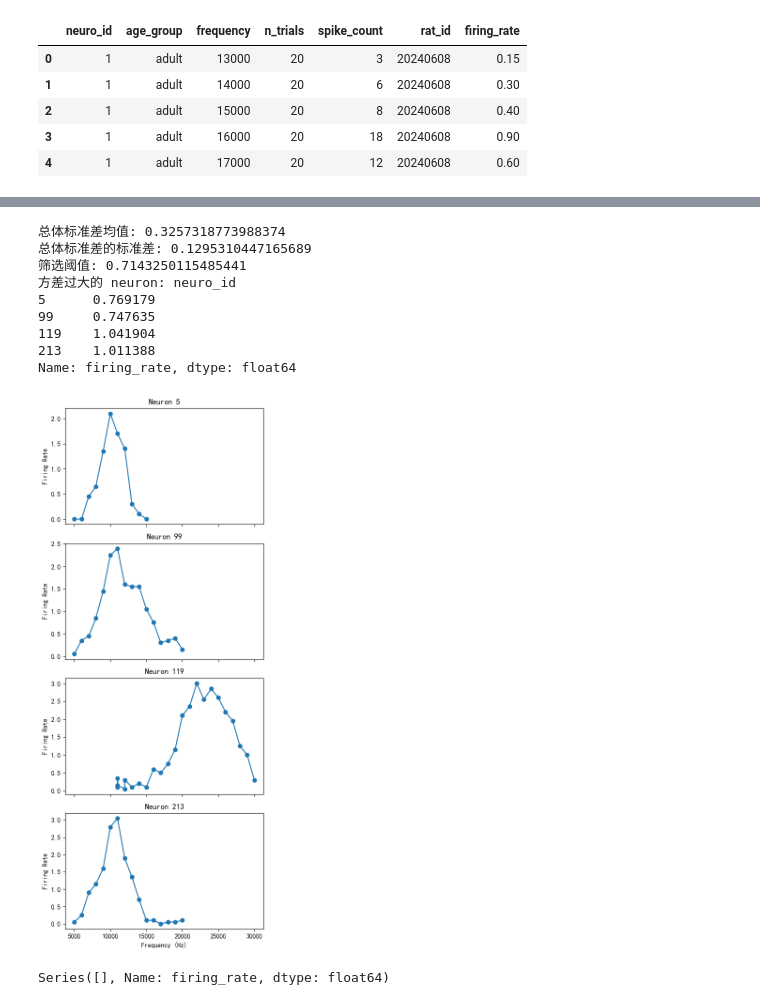
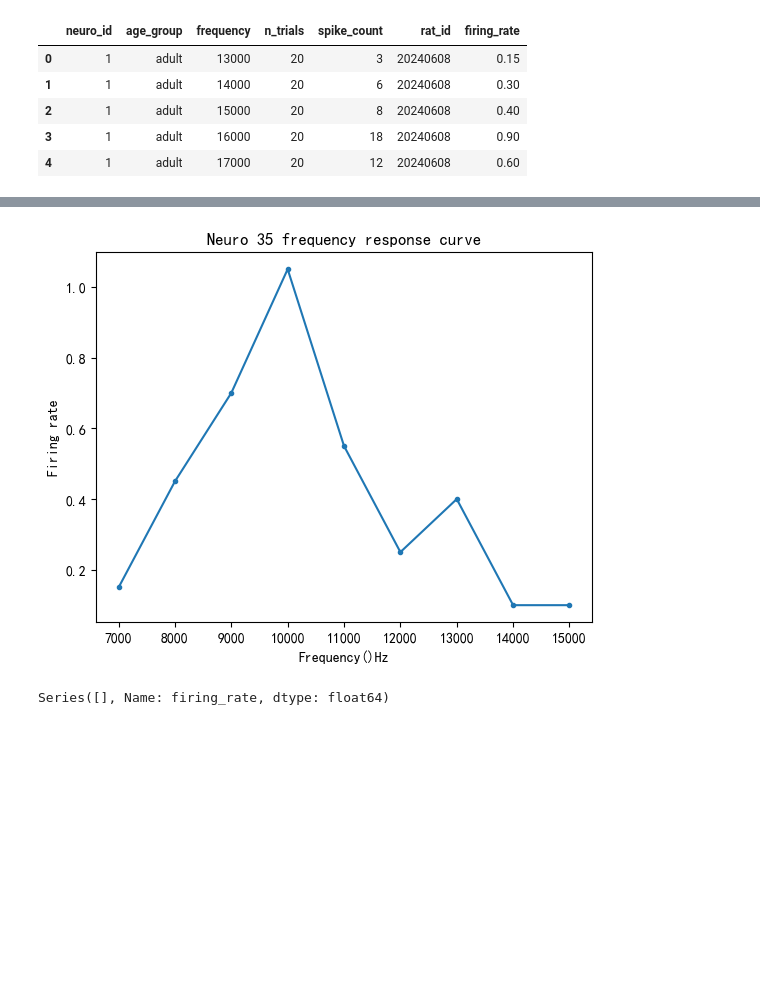
Before and after one commit to LiuWei-Neuro/AgeDependent_FRC_ModelRaw_Comparison_ICc, a Jupyter notebook: ICc_FRC_Analysis_v2.ipynb, the cells around one changed output, grey strips where cells are left out. Cells and saved outputs as stored; diff of their text form; code cells hidden in the pictures; blank space fills up the shorter version.

```diff
--- a/ICc_FRC_Analysis_v2.ipynb
+++ b/ICc_FRC_Analysis_v2.ipynb
@@ -73,53 +79,11 @@ plt.show()
-# %%
-#为何这种方法可以筛选异常神经元？
-import pandas as pd
-
-# 假设 df 已经包含 'neuro_id' 和 'firing_rate'
-
-# 1️⃣ 计算每个 neuron 的 firing rate 标准差
-neuron_std = df.groupby("neuro_id")["firing_rate"].std()
-
-# 2️⃣ 计算总体均值和标准差
-mean_std = neuron_std.mean()
-std_std = neuron_std.std()
-
-# 3️⃣ 设置阈值
-threshold = mean_std + 3 * std_std
-
-print("总体标准差均值:", mean_std)
-print("总体标准差的标准差:", std_std)
-print("筛选阈值:", threshold)
-
-# 4️⃣ 找出超过阈值的 neuron
-high_var_neurons = neuron_std[neuron_std > threshold]
-print("方差过大的 neuron:", high_var_neurons)
-
-high_disp_neurons = neuron_std[neuron_std > threshold].index.tolist()
-
-n_neurons = len(high_disp_neurons)
-fig, axes = plt.subplots(n_neurons, 1, figsize=(5, 3*n_neurons), sharex=True)
-
-if n_neurons == 1:
-    axes = [axes]  # 保证 axes 可迭代
-
-for ax, neuron_id in zip(axes, high_disp_neurons):
-    n = df[df["neuro_id"] == neuron_id]
-    ax.plot(n["frequency"], n["firing_rate"], marker='o', color='tab:blue')
-    ax.set_ylabel("Firing Rate")
-    ax.set_title(f"Neuron {neuron_id}")
-
-axes[-1].set_xlabel("Frequency (Hz)")
-plt.tight_layout()
-plt.show()
-# %% [output]
-总体标准差均值: 0.3257318773988374
-总体标准差的标准差: 0.1295310447165689
-筛选阈值: 0.7143250115485441
-方差过大的 neuron: neuro_id
-5      0.769179
-99     0.747635
-119    1.041904
-213    1.011388
-Name: firing_rate, dtype: float64
-[figure, removed]
+# %%
+# Frequency response curve example
+n = df[df['neuro_id']==35]
+plt.plot(n['frequency'],n['firing_rate'],marker=".")
+plt.xlabel('Frequency()Hz')
+plt.ylabel('Firing rate')
+plt.title('Neuro 35 frequency response curve')
+plt.show()
+# %% [output]
+[figure, added]
 # %%
```
Also changed, not shown: parts of 36 cells of this notebook.
